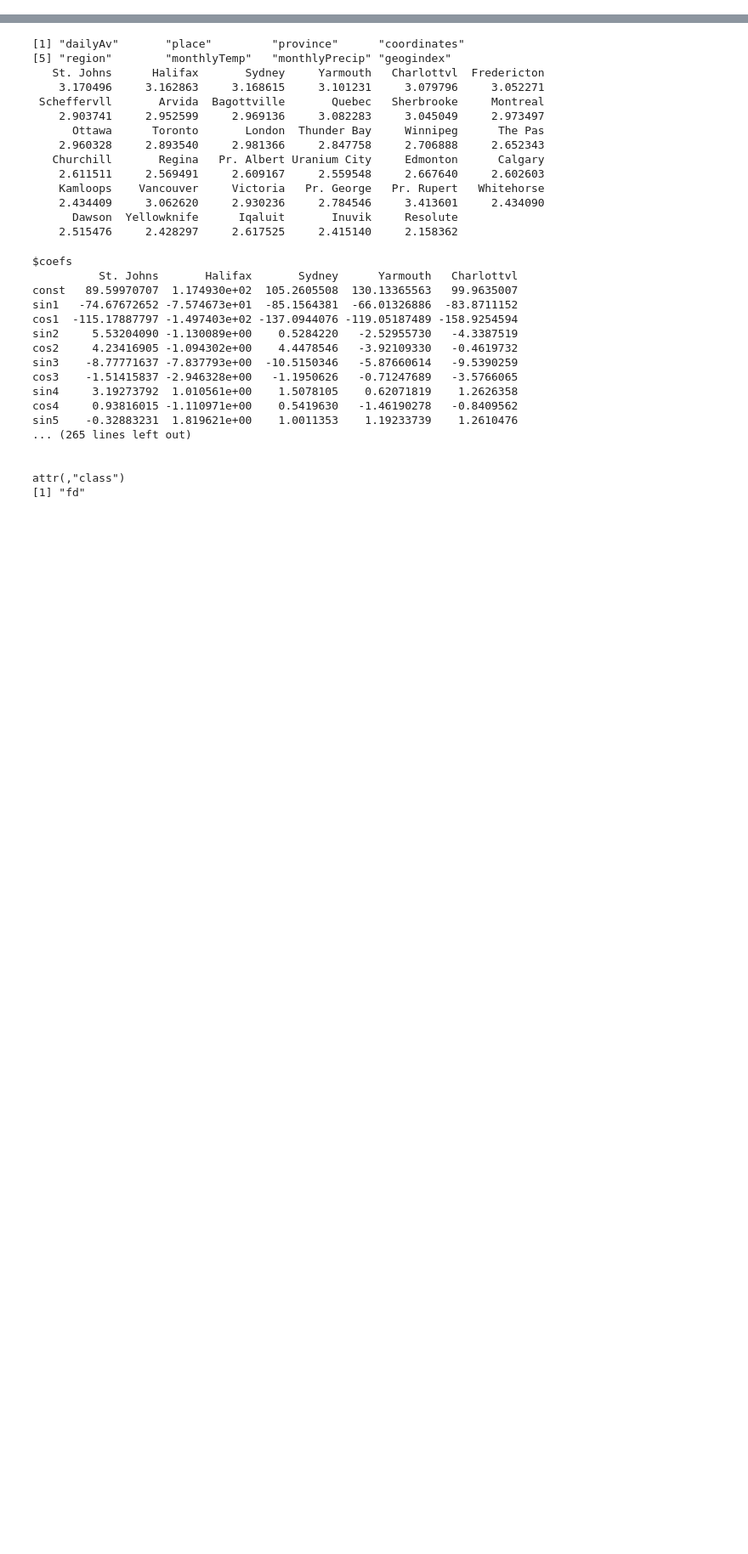
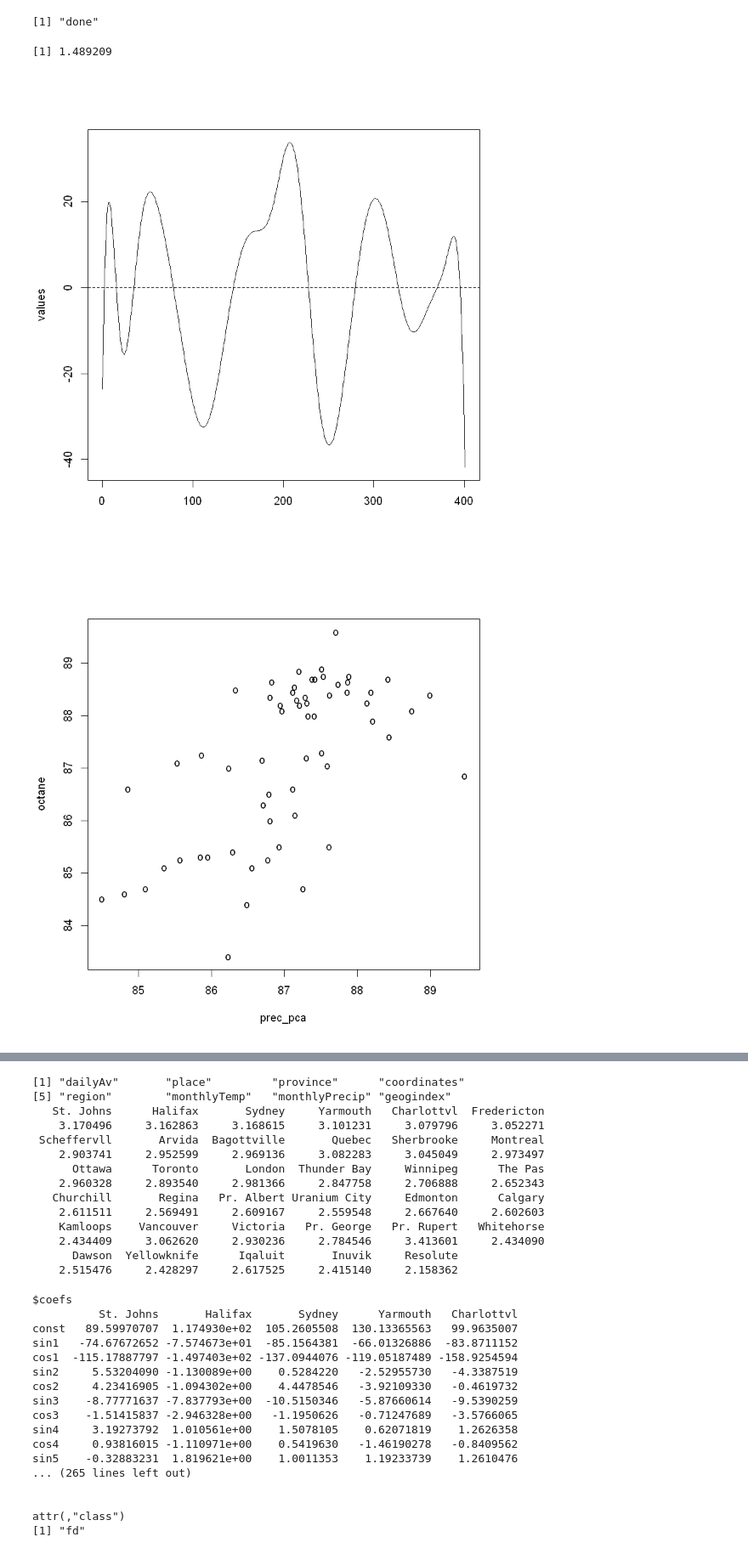
Before and after one commit to JakobJuergens/Basis_Choice_FLR, a Jupyter notebook: Code/application_fdapackage_gasoline.ipynb, the cells around one changed output, grey strips where cells are left out. Shown at 85% size. Saved outputs shown, nothing was run; the diff lists cells and outputs as text; code cells hidden in the pictures; blank space fills up the shorter version.

```diff
--- a/Code/application_fdapackage_gasoline.ipynb
+++ b/Code/application_fdapackage_gasoline.ipynb
@@ -73,0 +113,23 @@ bspl5.9  -0.06898676 -0.06257138 -0.05925665 -0.05452189 -0.05006994
+# %%
+# manually create xfdlist and betalist
+xfdlist <- list(const=rep(1, 60), gasoline_fd=gasoline_fd)
+
+betabasis1 <- create.constant.basis(c(0, 60))
+betafd1    <- fd(0, betabasis1)
+betafdPar1 <- fdPar(betafd1)
+# Here the magic happens! Create the betalist from the harmonics defined above
+betafdPar2  <- fdPar(gasoline_pcaObj$harmonics)
+
+betalist_pca <- list(const=betafdPar1, gasoline_fd=betafdPar2)
+
+f_regress_pca <- fRegress(y = octane, xfdlist, betalist_pca)
+prec_pca <- f_regress_pca$yhatfdobj
+plot(f_regress_pca$betaestlist[[2]])
+MSE_pca <- mean((octane-prec_pca)^2)
+print(MSE_pca)
+plot(prec_pca, octane, type="p", pch="o")
+# %% [output]
+[1] "done"
+[1] 1.489209
+[figure, added]
+[figure, added]
```
Also changed, not shown: parts of 10 cells of this notebook.
